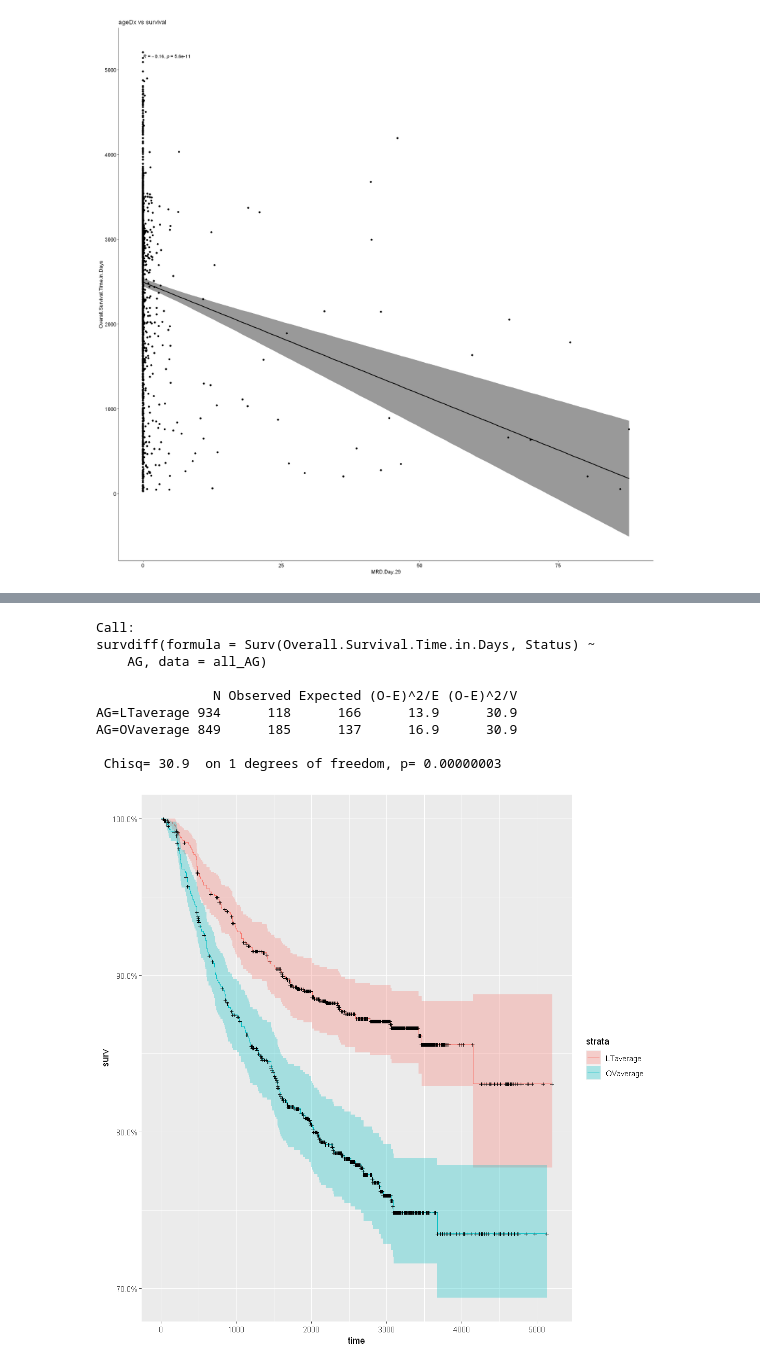
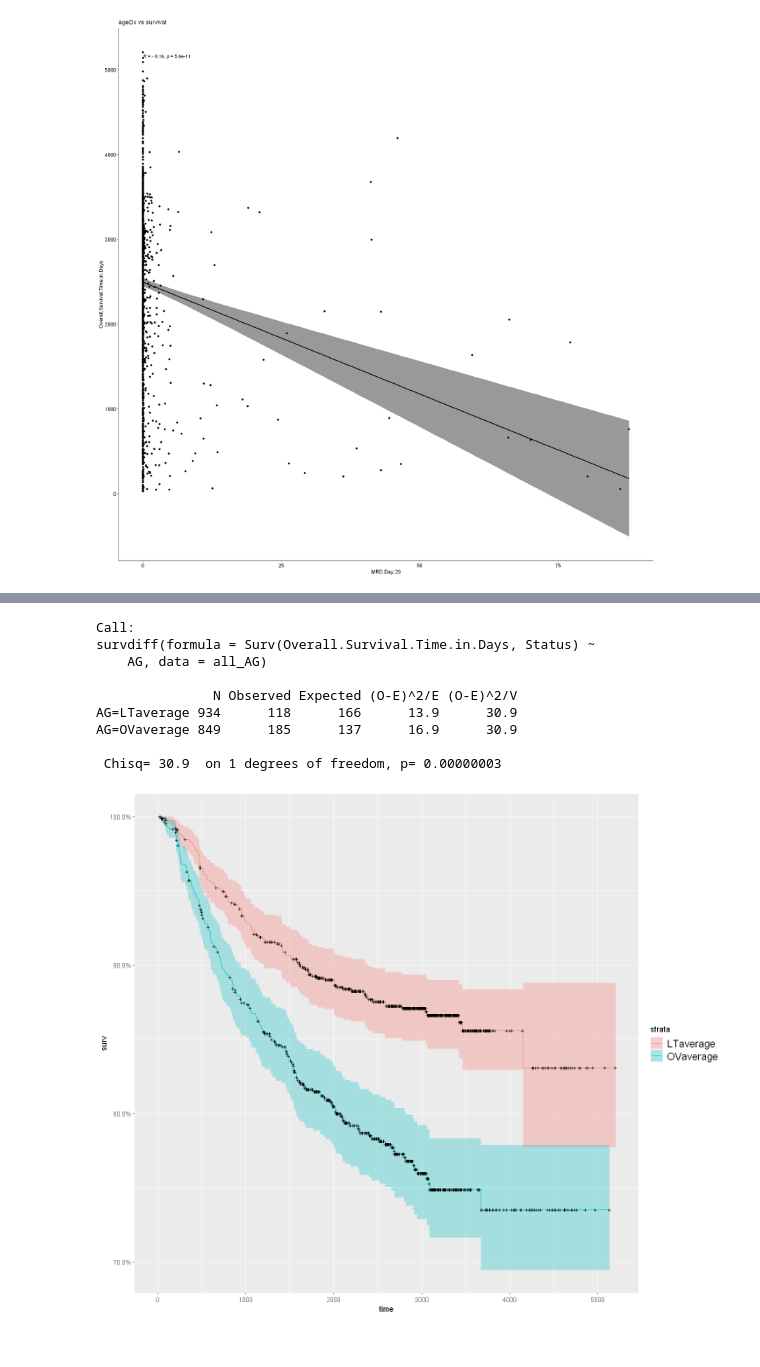
Before and after one commit to University-Courses-Jhendriksen/BMI6106, a Jupyter notebook: Project/Project Initial Analysis.ipynb, the cells around one changed output, grey strips where cells are left out. Saved outputs shown, nothing was run; the diff lists cells and outputs as text; code cells hidden in the pictures.

```diff
--- a/Project/Project Initial Analysis.ipynb
+++ b/Project/Project Initial Analysis.ipynb
@@ -591,22 +540,23 @@ Relapse=TRUE   406      237     56.1       584       722
 # %%
 # ALL_cat_age = c(sum(all_ALL$Age.at.Diagnosis.in.Days/365 <= 5),sum(all_ALL$Age.at.Diagnosis.in.Days/365 <=18)-
 #                 sum(all_ALL$Age.at.Diagnosis.in.Days/365 <= 5),
 #                 sum(all_ALL$Age.at.Diagnosis.in.Days/365 >= 18),sum(all_ALL$Age.at.Diagnosis.in.Days/365 > 65))
-all_AG = mutate(all_ALL, AG = ifelse((Age.at.Diagnosis.in.Days < 3260), "LTaverage", "OVaverage"),
+all_AG = mutate(all_ALL, AG = ifelse((Age.at.Diagnosis.in.Days <= 3260), "LTaverage", "OVaverage"),
               AG = factor(AG))
 km_AG_fit = survfit(Surv(Overall.Survival.Time.in.Days,Status)~AG,data = all_AG)
-autoplot(km_AG_fit)
+options(repr.plot.width = 12, repr.plot.height = 10)
+autoplot(km_AG_fit) + theme(legend.text=element_text(size=14))
 survdiff(Surv(Overall.Survival.Time.in.Days,Status) ~  AG, data=all_AG)
 # %% [output]
 Call:
 survdiff(formula = Surv(Overall.Survival.Time.in.Days, Status) ~
     AG, data = all_AG)
 
                N Observed Expected (O-E)^2/E (O-E)^2/V
 AG=LTaverage 934      118      166      13.9      30.9
 AG=OVaverage 849      185      137      16.9      30.9
 
  Chisq= 30.9  on 1 degrees of freedom, p= 0.00000003
-[figure, old version]
+[figure, new version]
 # %%
 km_gender_fit = survfit(Surv(Overall.Survival.Time.in.Days,Status)~Gender,data = all_ALL)
```
Also changed, not shown: parts of 15 cells of this notebook, 1 other file.
